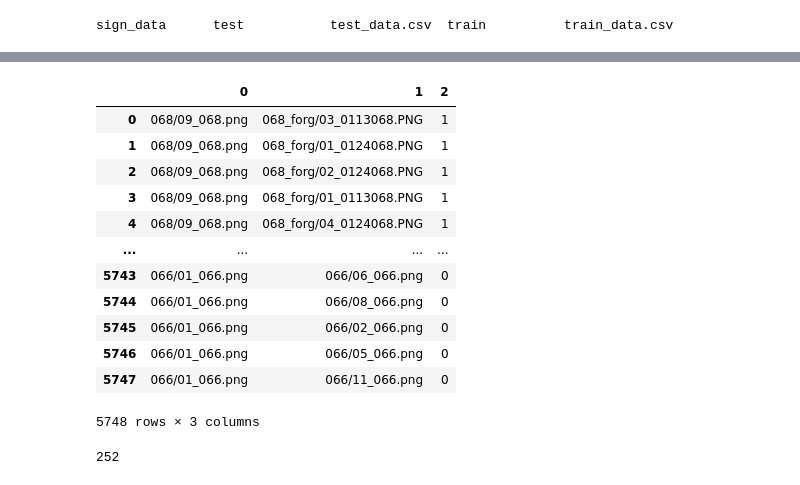
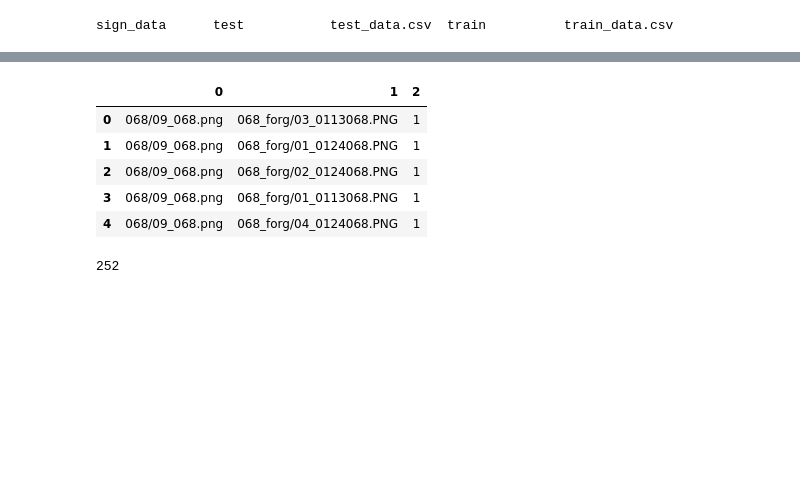
Before and after one commit to krismatson/image-classification-signatures, a Jupyter notebook: notebooks/read-sign-data.ipynb, the cells around one changed output, grey strips where cells are left out. Saved outputs shown, nothing was run; the diff lists cells and outputs as text; code cells hidden in the pictures; blank space fills up the shorter version.

```diff
--- a/notebooks/read-sign-data.ipynb
+++ b/notebooks/read-sign-data.ipynb
@@ -123,20 +116,13 @@ train_data_df
 # %%
 test_data_df = pd.read_csv(os.path.join(data_root, "test_data.csv"), header=None)
-test_data_df
+test_data_df.head()
 # %% [output]
 |  | 0 | 1 | 2 |
 | 0 | 068/09_068.png | 068_forg/03_0113068.PNG | 1 |
 | 1 | 068/09_068.png | 068_forg/01_0124068.PNG | 1 |
 | 2 | 068/09_068.png | 068_forg/02_0124068.PNG | 1 |
 | 3 | 068/09_068.png | 068_forg/01_0113068.PNG | 1 |
 | 4 | 068/09_068.png | 068_forg/04_0124068.PNG | 1 |
-| ... | ... | ... | ... |
-| 5743 | 066/01_066.png | 066/06_066.png | 0 |
-| 5744 | 066/01_066.png | 066/08_066.png | 0 |
-| 5745 | 066/01_066.png | 066/02_066.png | 0 |
-| 5746 | 066/01_066.png | 066/05_066.png | 0 |
-| 5747 | 066/01_066.png | 066/11_066.png | 0 |
-5748 rows × 3 columns
 # %%
 len(test_data_df[0].unique())
 # %% [output]
```
Also changed, not shown: parts of 1 cell of this notebook.
